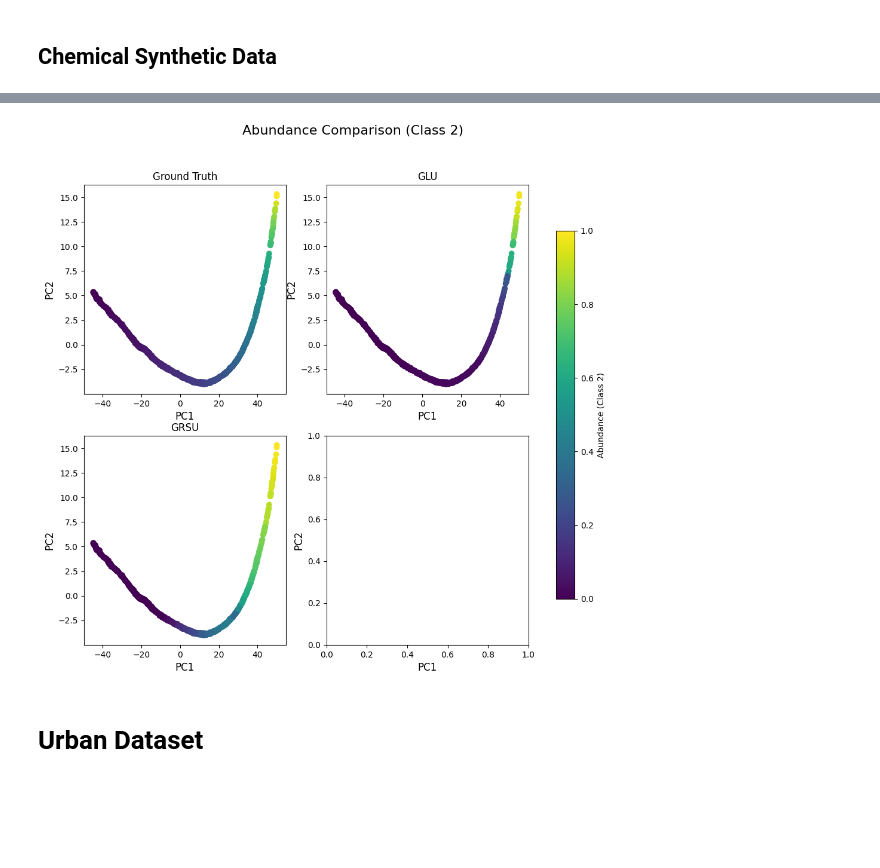
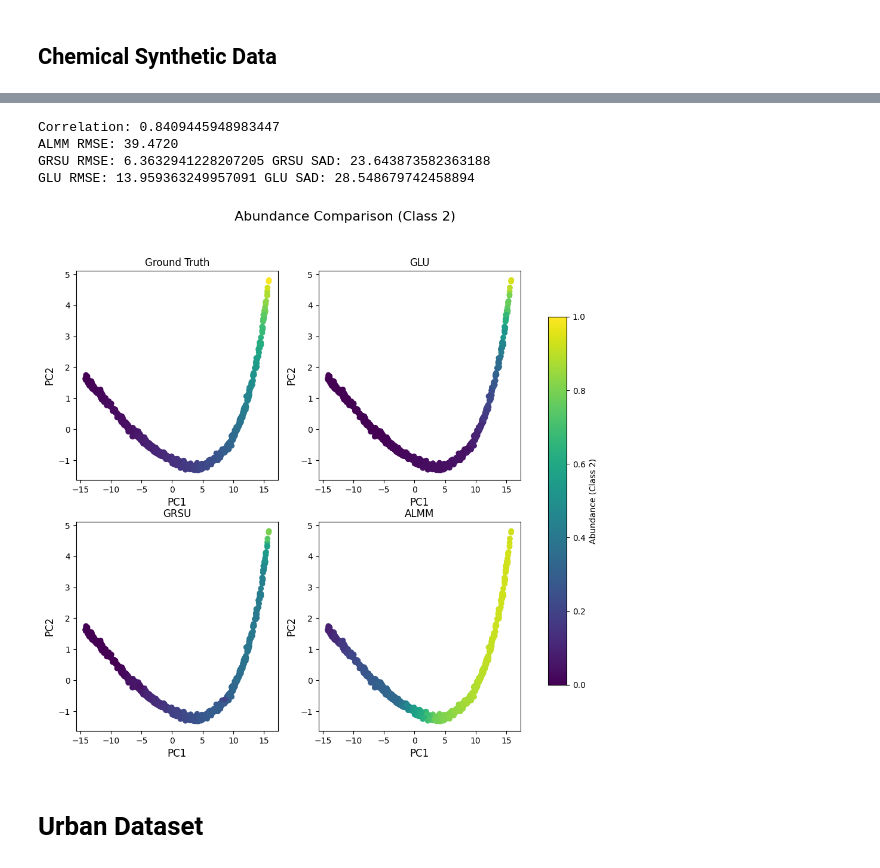
Before and after one commit to mtyler1059/Nearly-Blind-Hyperspectral-Unmixing, a Jupyter notebook: all_alg_test.ipynb, the cells around one changed output, grey strips where cells are left out. Saved outputs shown, nothing was run; the diff lists cells and outputs as text; code cells hidden in the pictures; blank space fills up the shorter version.

Commit message:
Tested on chemical data

```diff
--- a/all_alg_test.ipynb
+++ b/all_alg_test.ipynb
@@ -531,10 +542,0 @@ Best rho: 100.0
-# %%
-samples = 1000
-alpha_0 = 50
-lam_0 = 5
-gamma_0 = 0.1
-rho_0 = 100.0
-# Run algorithm on chosen parameters
-A_f_chem_GLU, S_f_chem_GLU, A_rmse_chem_GLU, S_sad_chem_GLU = run_unmixing_pipeline_example(X_chem, A_gt_chem, S_gt_chem, samples,
-                                                        alpha = alpha_0, lam = lam_0, gamma = gamma_0, rho = rho_0, m_0 = 2,
-                                                        print_bool = True, GRSU_bool = False)
@@ -553,14 +544,14 @@ Final Endmember SAD: 28.846480466606494
 # GRSU
 
 # Pick best parameters
-best_params_GRSU = parameter_testing(X_chem, A_gt_chem, S_gt_chem, samples,
-                                alpha_vals, lam_vals, gamma_vals, rho_vals, m_0 = 2,
-                                print_bool = False, GRSU_bool = True)
+# best_params_GRSU = parameter_testing(X_chem, A_gt_chem, S_gt_chem, samples,
+#                                 alpha_vals, lam_vals, gamma_vals, rho_vals, m_0 = 2,
+#                                 print_bool = False, GRSU_bool = True)
 
-alpha_0 = 20
-lam_0 = 100
-gamma_0 = 1.0
-rho_0 = 0.1
+alpha_0 = 0.055
+lam_0 = 1000
+gamma_0 = 100.0
+rho_0 = 100.0
 
 # Tested on p = 10000 frequencies:
 # Best RMSE + SAD: 41.14798830301321
@@ -569,8 +560,15 @@ rho_0 = 0.1
 # Best gamma: 100.0
 # Best rho: 100.0
 
+# Tested on p = 1000 frequencies:
+# Best RMSE + SAD: 30.00716397895267
+# Best alpha: 0.055
+# Best lambda: 1000
+# Best gamma: 100.0
+# Best rho: 100.0
+
 # Run on best parameters
-# A_f_urban_GRSU, S_f_urban_GRSU, A_rmse_urban_GRSU, S_sad_urban_GRSU = run_unmixing_pipeline_example(X_urban_test, A_gt_urban_test, S_gt_urban, samples,
-#                                                         alpha = alpha_0, lam = lam_0, gamma = gamma_0, rho = rho_0, m_0 = 4,
-#                                                         print_bool = True, GRSU_bool = True)
+A_f_chem_GRSU, S_f_chem_GRSU, A_rmse_chem_GRSU, S_sad_chem_GRSU = run_unmixing_pipeline_example(X_chem, A_gt_chem, S_gt_chem, samples,
+                                                        alpha = alpha_0, lam = lam_0, gamma = gamma_0, rho = rho_0, m_0 = 2,
+                                                        print_bool = True, GRSU_bool = True)
 # %% [output]
@@ -650,3 +630,14 @@ KeyboardInterrupt:
+# %%
+corr = np.corrcoef(A_f_chem_ALMM[0], A_gt_chem[0])[0, 1]
+print("Correlation:", corr)
+print("ALMM RMSE: 39.4720")
+print("GRSU RMSE:", A_rmse_chem_GRSU, "GRSU SAD:", S_sad_chem_GRSU)
+print("GLU RMSE:", A_rmse_chem_GLU, "GLU SAD:", S_sad_chem_GLU)
+# %% [output]
+Correlation: 0.8409445948983447
+ALMM RMSE: 39.4720
+GRSU RMSE: 6.3632941228207205 GRSU SAD: 23.643873582363188
+GLU RMSE: 13.959363249957091 GLU SAD: 28.548679742458894
 # %%
 ## Plotting abundance maps
 
@@ -658,36 +649,36 @@ X_pca1 = pca1.fit_transform(X_chem.T)
 fig, axes = plt.subplots(2, 2, figsize=(12, 10))
 
 #endmember_idx = 0  # which endmember/class you're visualizing
 
 vmin, vmax = 0, 1  # fixed scale so colors are directly comparable across all 4 plots
 
 # Top-left: Ground truth
 sc1 = axes[0, 0].scatter(X_pca1[:,0], X_pca1[:,1], c=A_gt_chem[0], vmin=vmin, vmax=vmax, cmap='viridis')
 axes[0, 0].set_title('Ground Truth')
 
 # Top-right: GLU
 sc2 = axes[0,1].scatter(X_pca1[:,0], X_pca1[:,1], c=A_f_chem_GLU[0], vmin=vmin, vmax=vmax, cmap='viridis')
 axes[0,1].set_title('GLU')
 
 # Bottom-left: GRSU
 sc3 = axes[1,0].scatter(X_pca1[:,0], X_pca1[:,1], c=A_f_chem_GRSU[0], vmin=vmin, vmax=vmax, cmap='viridis')
 axes[1,0].set_title('GRSU')
 
 # Bottom-right: ALMM
-#sc4 = axes[1, 1].scatter(X_pca1[:,0], X_pca1[:,1], c=A_f_nl_ALMM_fixed[0], vmin=vmin, vmax=vmax, cmap='viridis')
-#axes[1, 1].set_title('ALMM')
+sc4 = axes[1, 1].scatter(X_pca1[:,0], X_pca1[:,1], c=A_f_chem_ALMM[0], vmin=vmin, vmax=vmax, cmap='viridis')
+axes[1, 1].set_title('ALMM')
 
 for ax in axes.flat:
     ax.set_xlabel('PC1', fontsize=12)
     ax.set_ylabel('PC2', fontsize=12)
 
 fig.suptitle(f'Abundance Comparison (Class 2)', fontsize=16)
 
 fig.colorbar(sc4, ax=axes, label=f'Abundance (Class 2)', shrink=0.8)
 
 plt.show()
 # %% [output]
-[figure, old version]
+[figure, new version]
 # %% [markdown]
 # Urban Dataset
 # %%
```
Also changed, not shown: parts of 7 cells of this notebook.
